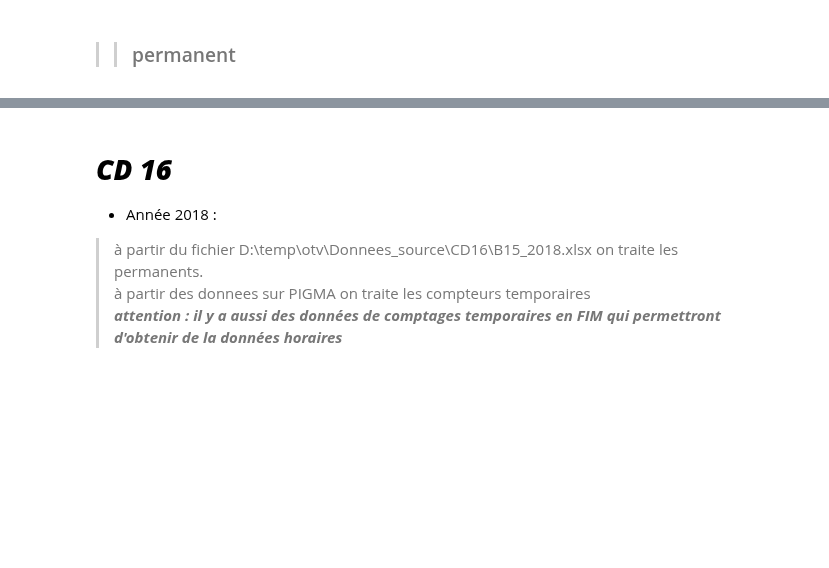
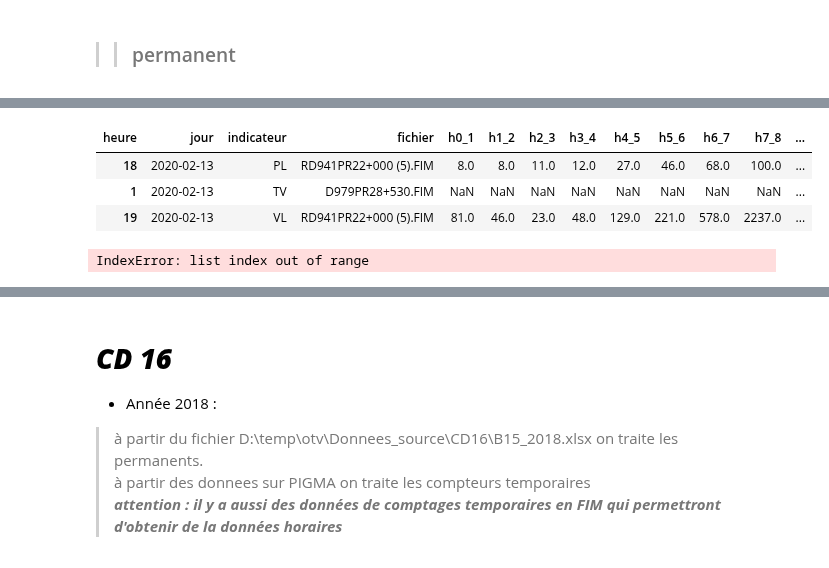
Before and after one commit to nantodevison/otv, a Jupyter notebook: otv/Transfert_Donnees/notebooks/Import_trafics.ipynb, the cells around one changed output, grey strips where cells are left out. Drawn from its saved outputs; the diff is of its cells as text; code cells hidden in the pictures; blank space fills up the shorter version.

```diff
--- a/otv/Transfert_Donnees/notebooks/Import_trafics.ipynb
+++ b/otv/Transfert_Donnees/notebooks/Import_trafics.ipynb
@@ -910,6 +911,15 @@ RD947PR3150_2010011308_M4H_WA.FIM
+# %%
+dfHoraireConcat.loc[(dfHoraireConcat.id_comptag == '87-D979-28+530') & (dfHoraireConcat.jour == '2020-02-13')].sort_values(['id_comptag','jour', 'indicateur'])
+# %% [output]
+| heure | jour | indicateur | fichier | h0_1 | h1_2 | h2_3 | h3_4 | h4_5 | h5_6 | h6_7 | h7_8 | ... |
+| 18 | 2020-02-13 | PL | RD941PR22+000 (5).FIM | 8.0 | 8.0 | 11.0 | 12.0 | 27.0 | 46.0 | 68.0 | 100.0 | ... |
+| 1 | 2020-02-13 | TV | D979PR28+530.FIM | NaN | NaN | NaN | NaN | NaN | NaN | NaN | NaN | ... |
+| 19 | 2020-02-13 | VL | RD941PR22+000 (5).FIM | 81.0 | 46.0 | 23.0 | 48.0 | 129.0 | 221.0 | 578.0 | 2237.0 | ... |
 # %%
 # tester un fichier en particulier
-fim = FIM(os.path.join(dossier, 'RD 942 - BUSSIERE POITEVINE PR39+000 (3).fim'))
+fim = FIM(os.path.join(dossier, 'RD914PR34660_2006021427_M4H_WA.FIM'))
+# %% [output]
+IndexError: list index out of range
 # %%
 fim.dfHoraire2Sens.head(5)
 # %% [output]
```
Also changed, not shown: parts of 12 cells of this notebook, 3 other files.
